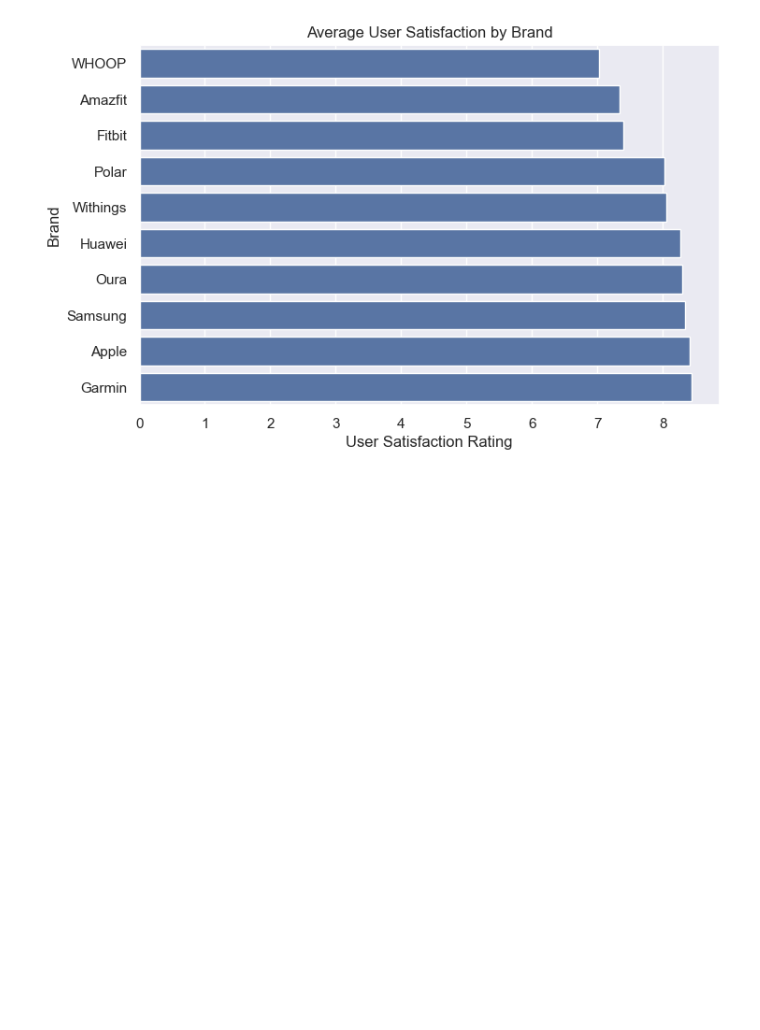
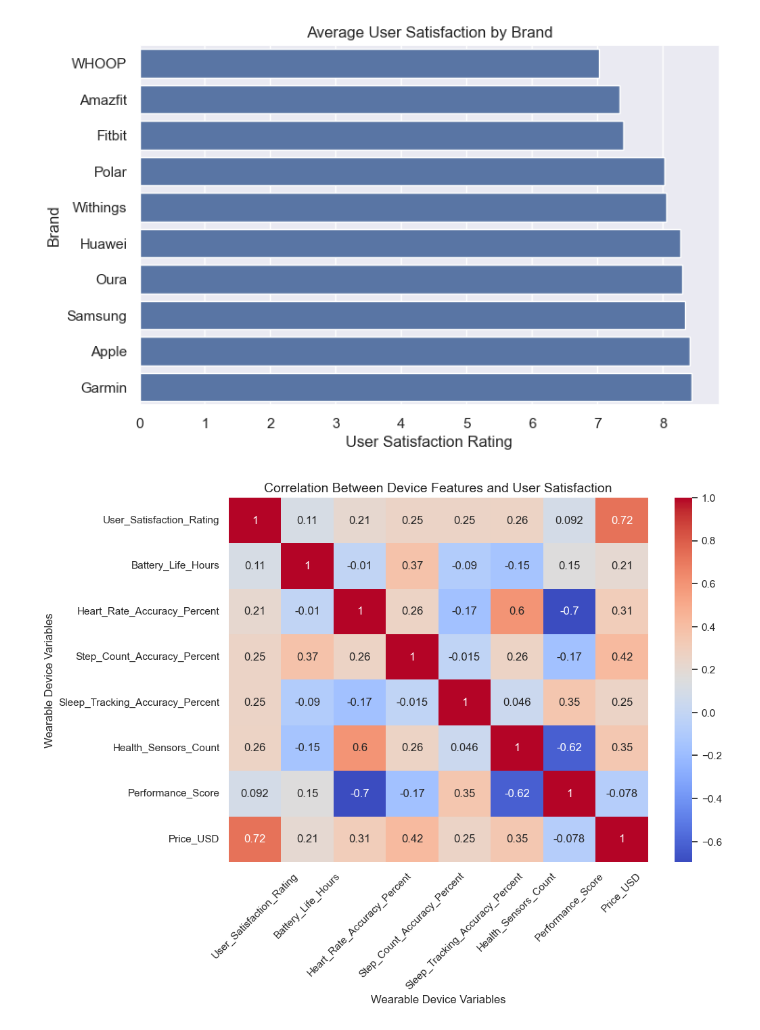
Before and after one commit to evahawillow/python-for-bi, a Jupyter notebook: assignments/Project/project.ipynb, the cells around one changed output. Saved outputs shown, nothing was run; the diff lists cells and outputs as text; code cells hidden in the pictures; blank space fills up the shorter version.

```diff
--- a/assignments/Project/project.ipynb
+++ b/assignments/Project/project.ipynb
@@ -158,3 +245,47 @@ plt.ylabel("Brand")
 plt.show()
 # %% [output]
 [figure]
+# %%
+# effect of various features on the satisfaction (heatmap)
+import matplotlib.pyplot as plt
+import seaborn as sns
+
+# Select relevant variables
+correlation_data = df_wearables[[
+    "User_Satisfaction_Rating",
+    "Battery_Life_Hours",
+    "Heart_Rate_Accuracy_Percent",
+    "Step_Count_Accuracy_Percent",
+    "Sleep_Tracking_Accuracy_Percent",
+    "Health_Sensors_Count",
+    "Performance_Score",
+    "Price_USD"
+]]
+
+# Compute correlation matrix
+correlation_matrix = correlation_data.corr()
+
+# Create heatmap
+plt.figure(figsize=(10,7))
+
+sns.heatmap(
+    correlation_matrix,
+    annot=True,
+    cmap="coolwarm"
+)
+
+# Titles and labels
+plt.title(
+    "Correlation Between Device Features and User Satisfaction",
+    fontsize=14
+)
+
+plt.xlabel("Wearable Device Variables")
+plt.ylabel("Wearable Device Variables")
+
+plt.xticks(rotation=45)
+plt.yticks(rotation=0)
+
+plt.show()
+# %% [output]
+[figure, added]
```
Also changed, not shown: parts of 11 cells of this notebook, 5 other files.
